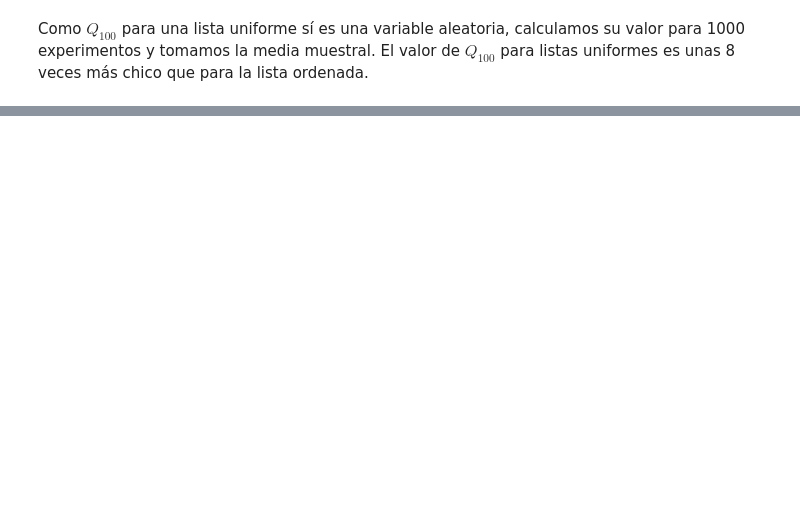
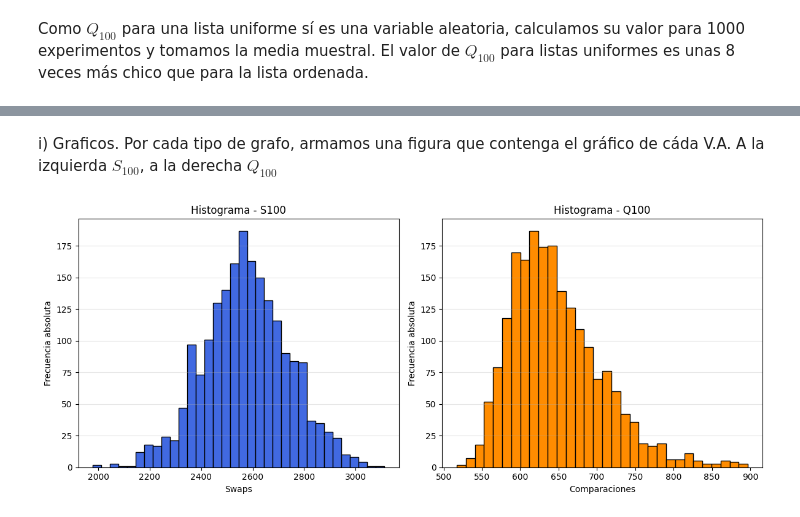
Before and after one commit to fdllrs/estadistica-computacional-tp, a Jupyter notebook: bloque1.ipynb, the cells around one changed output, grey strips where cells are left out. Saved outputs shown, nothing was run; the diff lists cells and outputs as text; code cells hidden in the pictures; blank space fills up the shorter version.

```diff
--- a/bloque1.ipynb
+++ b/bloque1.ipynb
@@ -161,0 +169,27 @@ El valor de $Q_{100}$ para listas uniformes es unas 8 veces más chico que para
+# %% [markdown]
+i) Graficos. Por cada tipo de grafo, armamos una figura que contenga el gráfico de cáda V.A. A la izquierda $S_{100}$, a la derecha $Q_{100}$
+# %%
+import matplotlib.pyplot as plt
+
+# Creamos la figura y los subgráficos (1 fila, 2 columnas)
+figura, (columna1, columna2) = plt.subplots(1, 2, figsize=(12, 5))
+
+# Histograma de S100 (Panel izquierdo)
+columna1.hist(insertionSort[1], bins='auto', color='royalblue', edgecolor='black')
+columna1.set_title('Histograma - S100')
+columna1.set_xlabel('Swaps')
+columna1.set_ylabel('Frecuencia absoluta')
+columna1.grid(axis='y', alpha=0.3)
+
+# Histograma de Q100 (Panel derecho)
+columna2.hist(quickSort, bins='auto', color='darkorange', edgecolor='black')
+columna2.set_title('Histograma - Q100')
+columna2.set_xlabel('Comparaciones')
+columna2.set_ylabel('Frecuencia absoluta')
+columna2.grid(axis='y', alpha=0.3)
+
+# Ajustar el diseño y mostrar
+plt.tight_layout() # Evita que los márgenes y títulos se superpongan
+plt.show()
+# %% [output]
+[figure, added]
```
Also changed, not shown: parts of 12 cells of this notebook.
